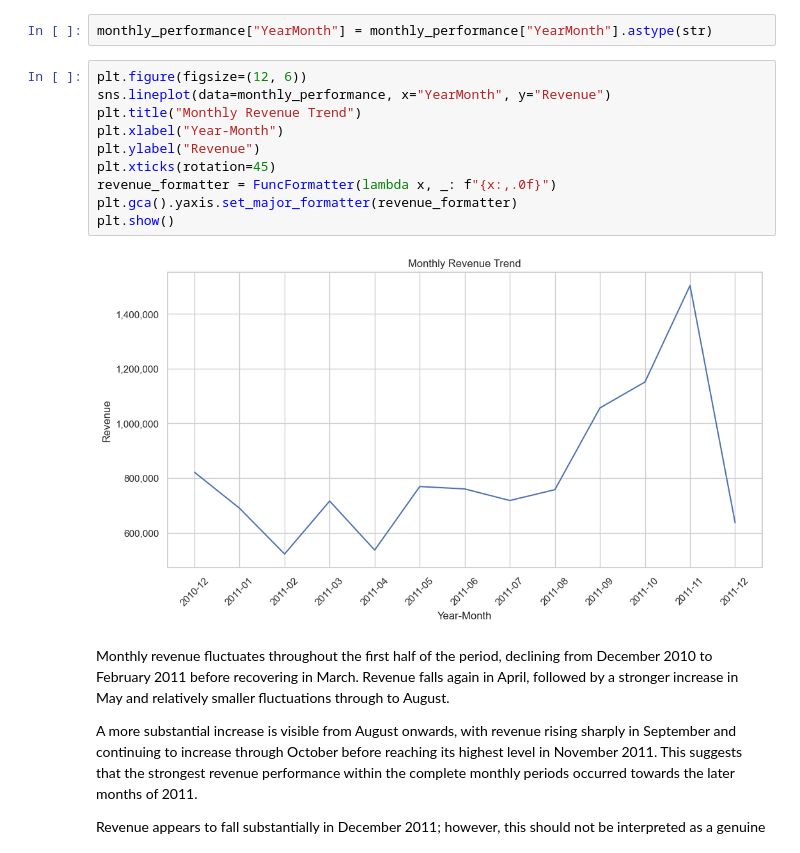
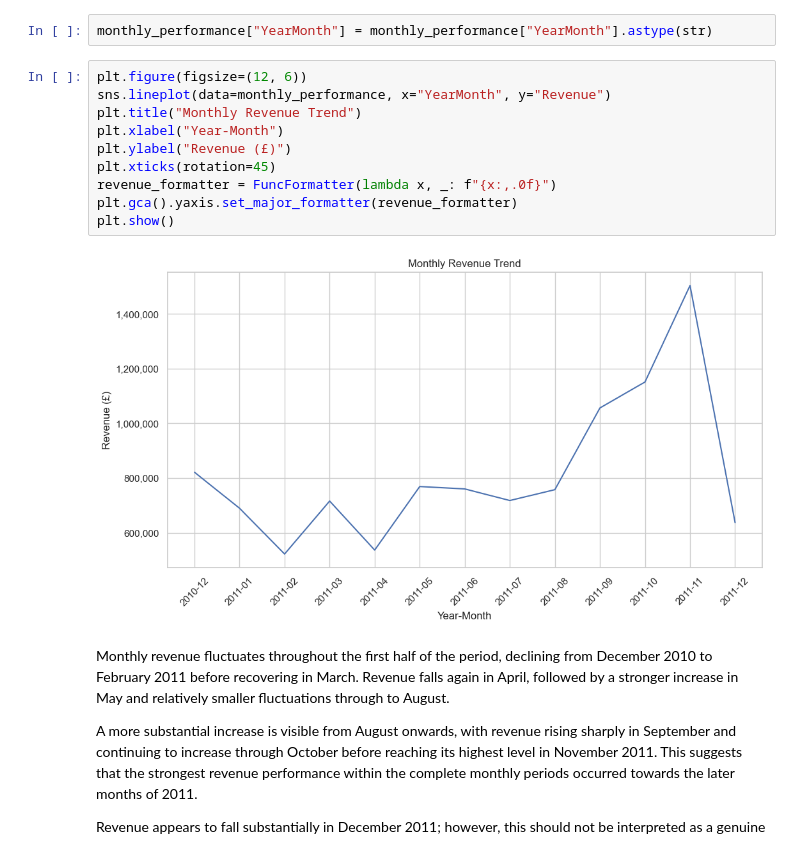
Before and after one commit to sahra02/Online-Retail-Transaction-Analysis, a Jupyter notebook: jupyter_notebooks/02-Exploratory_Data_Analysis.ipynb, the cells around one changed output. Drawn from its saved outputs; the diff is of its cells as text.

```diff
--- a/jupyter_notebooks/02-Exploratory_Data_Analysis.ipynb
+++ b/jupyter_notebooks/02-Exploratory_Data_Analysis.ipynb
@@ -285,15 +286,15 @@ monthly_performance["YearMonth"] = monthly_performance["YearMonth"].astype(str)
 # %%
 plt.figure(figsize=(12, 6))
 sns.lineplot(data=monthly_performance, x="YearMonth", y="Revenue")
 plt.title("Monthly Revenue Trend")
 plt.xlabel("Year-Month")
-plt.ylabel("Revenue")
+plt.ylabel("Revenue (£)")
 plt.xticks(rotation=45)
 revenue_formatter = FuncFormatter(lambda x, _: f"{x:,.0f}")
 plt.gca().yaxis.set_major_formatter(revenue_formatter)
 plt.show()
 # %% [output]
-[figure, old version]
+[figure, new version]
 # %% [markdown]
 Monthly revenue fluctuates throughout the first half of the period, declining from December 2010 to February 2011 before recovering in March. Revenue falls again in April, followed by a stronger increase in May and relatively smaller fluctuations through to August.
 
```
Also changed, not shown: parts of 31 cells of this notebook, 1 other file.
